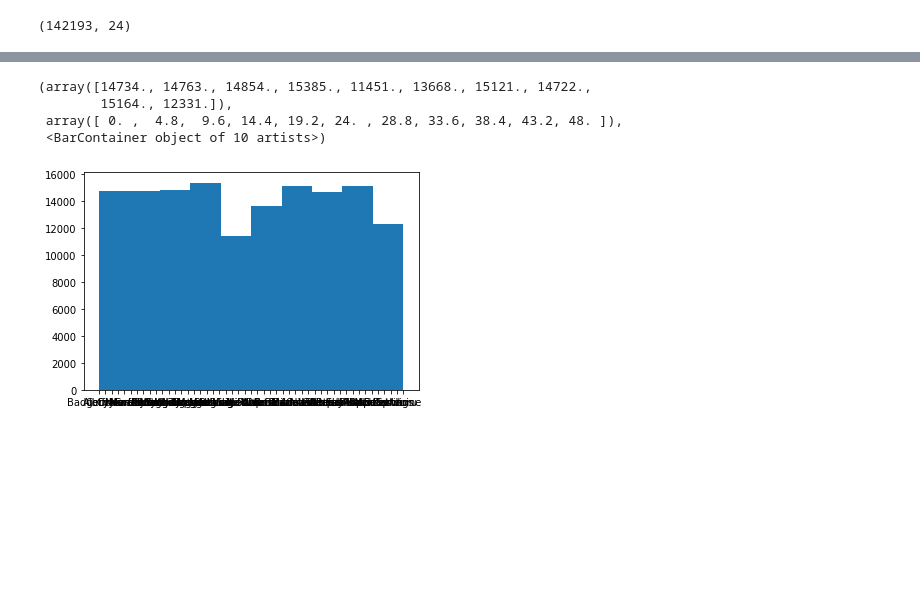
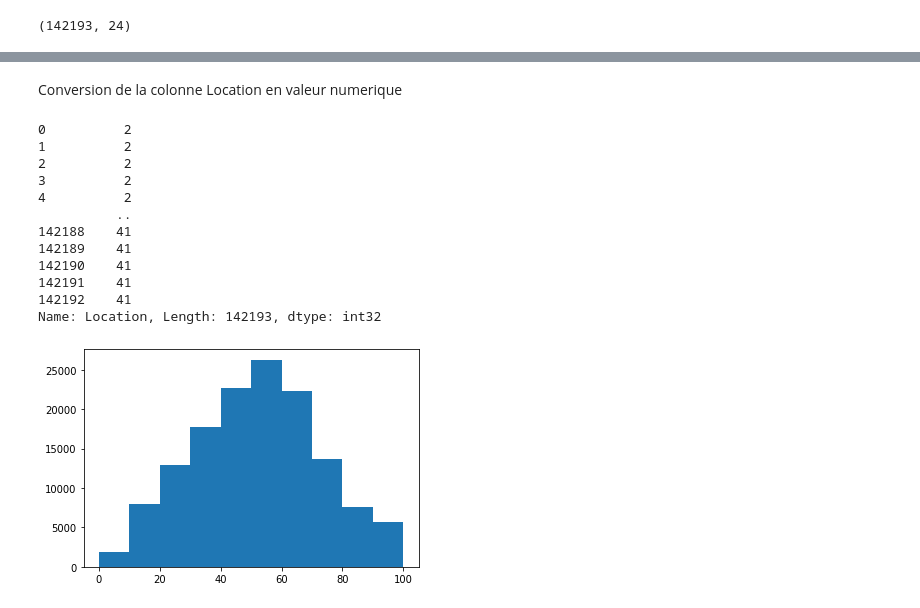
Before and after one commit to kevintsi/pythonIOT, a Jupyter notebook: ML/Rain_Australia_Mini_Project.ipynb, the cells around one changed output, grey strips where cells are left out. Drawn from its saved outputs; the diff is of its cells as text; code cells hidden in the pictures; blank space fills up the shorter version.

```diff
--- a/ML/Rain_Australia_Mini_Project.ipynb
+++ b/ML/Rain_Australia_Mini_Project.ipynb
@@ -11,2 +12,2 @@ import numpy as np
 # %%
-df = pds.read_csv("Data/weatherAUS.csv")
+df = pds.read_csv("weatherAUS.csv")
@@ -48,0 +54,3 @@ dtype: object
+# %%
+df.Date = pds.to_datetime(df.Date)
+df.Date
@@ -49,10 +70,29 @@ dtype: object
+# %% [markdown]
+Conversion de la colonne Location en valeur numerique
+# %%
+from sklearn.preprocessing import LabelEncoder
+
+label_encoder = LabelEncoder()
+df.Location = label_encoder.fit_transform(df.Location)
+df.Location
+# %% [output]
+0          2
+1          2
+2          2
+3          2
+4          2
+          ..
+142188    41
+142189    41
+142190    41
+142191    41
+142192    41
+Name: Location, Length: 142193, dtype: int32
 # %%
 import matplotlib.pyplot as plt
+from scipy.stats import norm
 
-plt.hist(df["Location"])
+plt.hist(df.Humidity3pm)
+plt.show()
 # %% [output]
-(array([14734., 14763., 14854., 15385., 11451., 13668., 15121., 14722.,
-        15164., 12331.]),
- array([ 0. ,  4.8,  9.6, 14.4, 19.2, 24. , 28.8, 33.6, 38.4, 43.2, 48. ]),
- <BarContainer object of 10 artists>)
-[figure, old version]
+[figure, new version]
```
Also changed, not shown: parts of 17 cells of this notebook.
